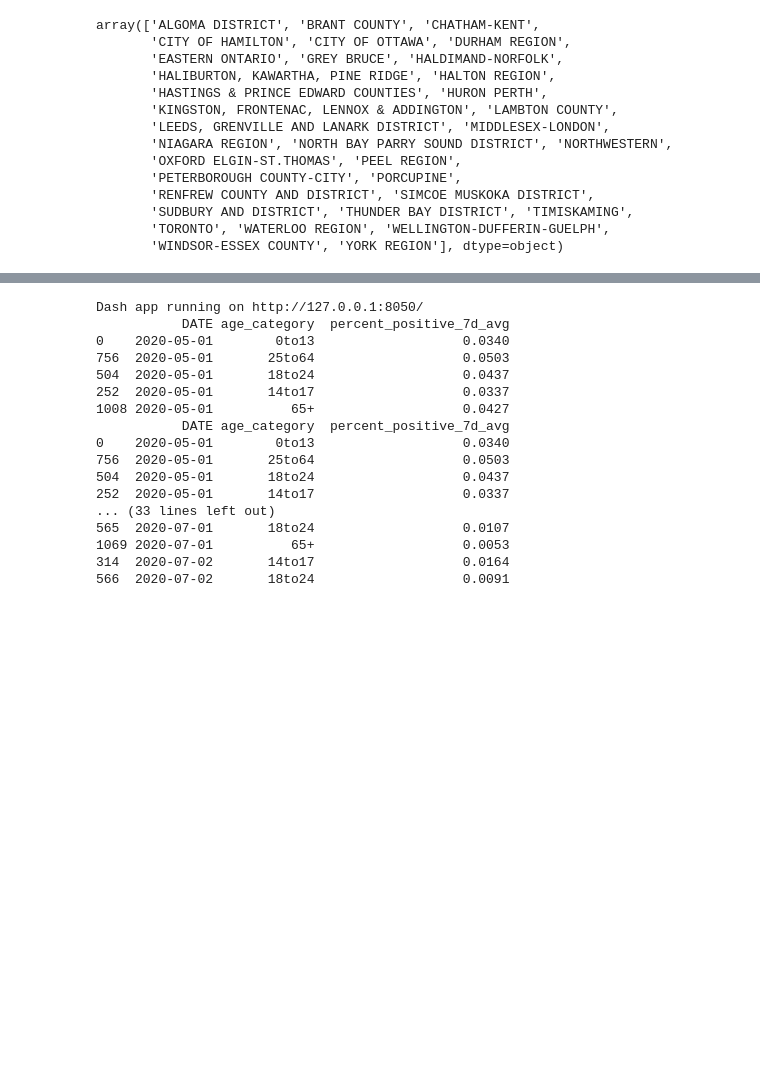
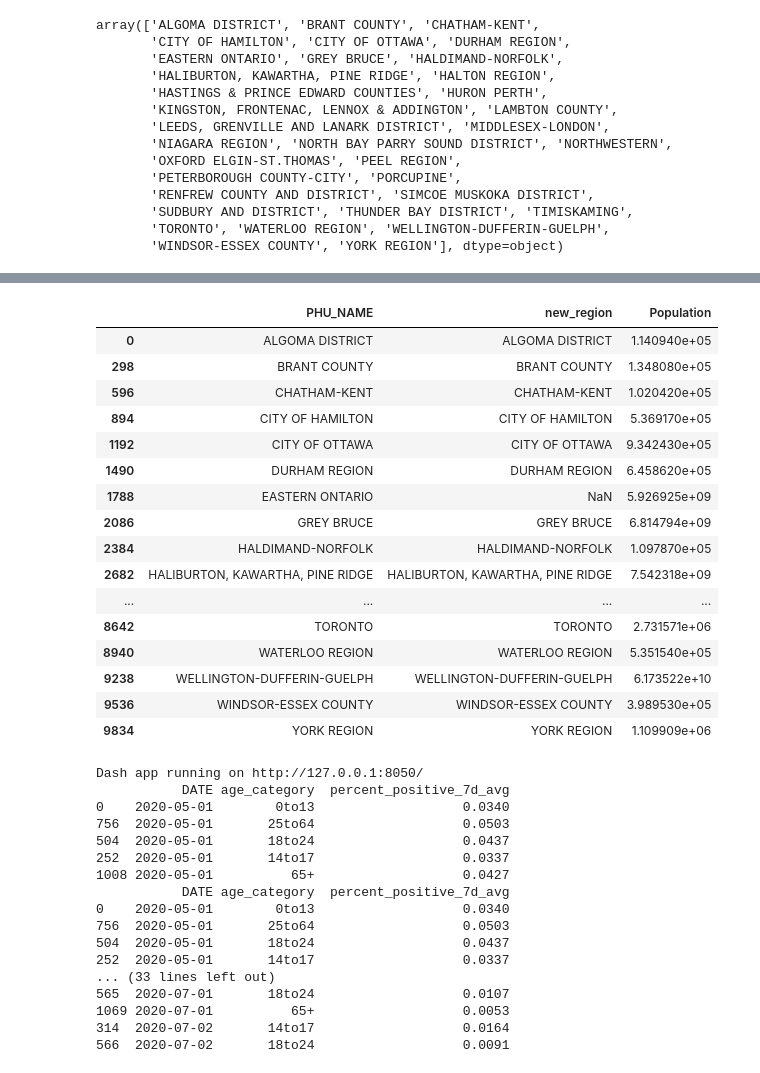
Before and after one commit to scbrock/COVID-19-Data-Visualization, a Jupyter notebook: stephen/data_exploration.ipynb, the cells around one changed output, grey strips where cells are left out. Drawn from its saved outputs; the diff is of its cells as text; code cells hidden in the pictures; blank space fills up the shorter version.

Commit message:
updated data exploration

```diff
--- a/stephen/data_exploration.ipynb
+++ b/stephen/data_exploration.ipynb
@@ -240,3 +250,28 @@ array(['ALGOMA DISTRICT', 'BRANT COUNTY', 'CHATHAM-KENT',
+# %%
+orpop = pd.read_csv('../data/ontario_region_population.csv')
+orpop['Population'] = [int(s.replace(',','')) for s in orpop['Population']]
+a = odata.merge(right=orpop, how='left', left_on='PHU_NAME', right_on='new_region')[['PHU_NAME','new_region','Population']].drop_duplicates()
+a['Population'] = a['Population'].fillna(a['Population'].mean())
+# %%
+a
+# %% [output]
+|  | PHU_NAME | new_region | Population |
+| 0 | ALGOMA DISTRICT | ALGOMA DISTRICT | 1.140940e+05 |
+| 298 | BRANT COUNTY | BRANT COUNTY | 1.348080e+05 |
+| 596 | CHATHAM-KENT | CHATHAM-KENT | 1.020420e+05 |
+| 894 | CITY OF HAMILTON | CITY OF HAMILTON | 5.369170e+05 |
+| 1192 | CITY OF OTTAWA | CITY OF OTTAWA | 9.342430e+05 |
+| 1490 | DURHAM REGION | DURHAM REGION | 6.458620e+05 |
+| 1788 | EASTERN ONTARIO | NaN | 5.926925e+09 |
+| 2086 | GREY BRUCE | GREY BRUCE | 6.814794e+09 |
+| 2384 | HALDIMAND-NORFOLK | HALDIMAND-NORFOLK | 1.097870e+05 |
+| 2682 | HALIBURTON, KAWARTHA, PINE RIDGE | HALIBURTON, KAWARTHA, PINE RIDGE | 7.542318e+09 |
+| ... | ... | ... | ... |
+| 8642 | TORONTO | TORONTO | 2.731571e+06 |
+| 8940 | WATERLOO REGION | WATERLOO REGION | 5.351540e+05 |
+| 9238 | WELLINGTON-DUFFERIN-GUELPH | WELLINGTON-DUFFERIN-GUELPH | 6.173522e+10 |
+| 9536 | WINDSOR-ESSEX COUNTY | WINDSOR-ESSEX COUNTY | 3.989530e+05 |
+| 9834 | YORK REGION | YORK REGION | 1.109909e+06 |
 # %%
 external_stylesheets = [
     'https://codepen.io/chriddyp/pen/bWLwgP.css',
```
Also changed, not shown: parts of 2 cells of this notebook.
